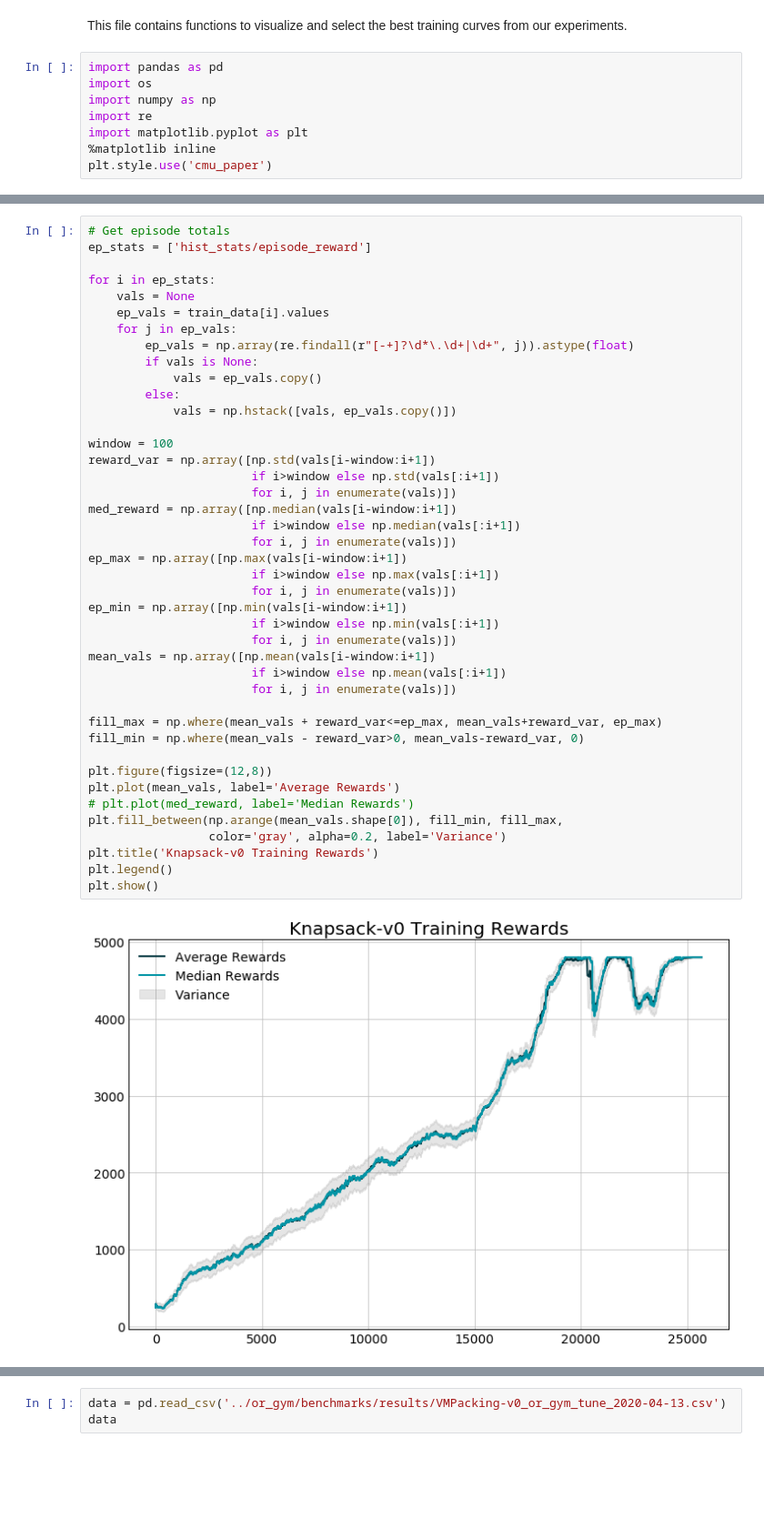
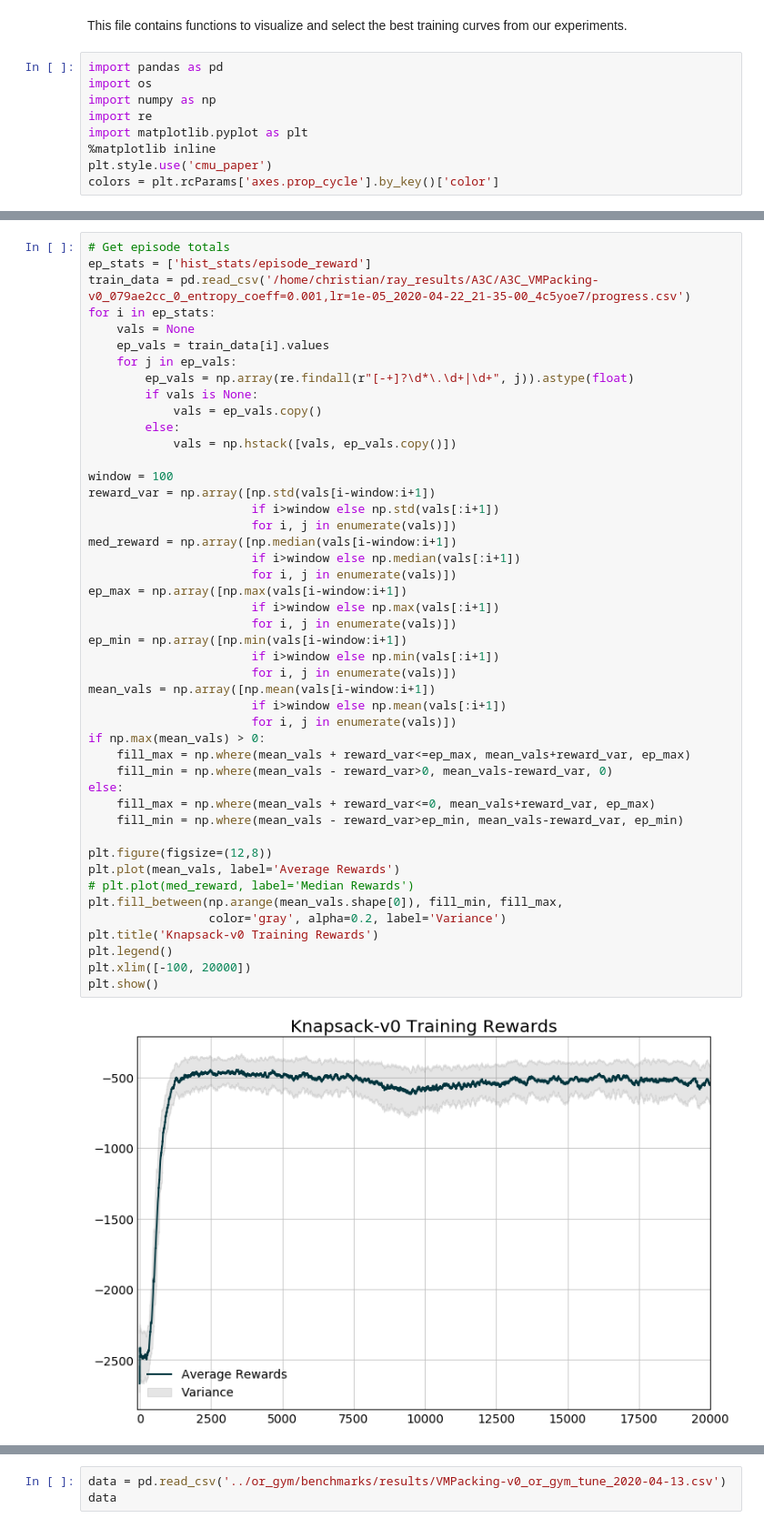
Before and after one commit to hubbs5/or-gym, a Jupyter notebook: notebooks/training_curves.ipynb, the cells around one changed output, grey strips where cells are left out. Shown at 91% size. Cells and saved outputs as stored; diff of their text form; blank space fills up the shorter version.

Commit message:
adding new images

```diff
--- a/notebooks/training_curves.ipynb
+++ b/notebooks/training_curves.ipynb
@@ -8,6 +8,7 @@ import re
 import matplotlib.pyplot as plt
 %matplotlib inline
 plt.style.use('cmu_paper')
+colors = plt.rcParams['axes.prop_cycle'].by_key()['color']
 # %%
 # Get data from results folders
 result_path = '../or_gym/benchmarks/results'
@@ -56,7 +57,7 @@ for env in envs:
 # %%
 # Get episode totals
 ep_stats = ['hist_stats/episode_reward']
-
+train_data = pd.read_csv('/home/christian/ray_results/A3C/A3C_VMPacking-v0_079ae2cc_0_entropy_coeff=0.001,lr=1e-05_2020-04-22_21-35-00_4c5yoe7/progress.csv')
 for i in ep_stats:
     vals = None
     ep_vals = train_data[i].values
@@ -66,34 +67,38 @@ for i in ep_stats:
             vals = ep_vals.copy()
         else:
             vals = np.hstack([vals, ep_vals.copy()])
 
 window = 100
 reward_var = np.array([np.std(vals[i-window:i+1])
                        if i>window else np.std(vals[:i+1])
                        for i, j in enumerate(vals)])
 med_reward = np.array([np.median(vals[i-window:i+1])
                        if i>window else np.median(vals[:i+1])
                        for i, j in enumerate(vals)])
 ep_max = np.array([np.max(vals[i-window:i+1])
                        if i>window else np.max(vals[:i+1])
                        for i, j in enumerate(vals)])
 ep_min = np.array([np.min(vals[i-window:i+1])
                        if i>window else np.min(vals[:i+1])
                        for i, j in enumerate(vals)])
 mean_vals = np.array([np.mean(vals[i-window:i+1])
                        if i>window else np.mean(vals[:i+1])
                        for i, j in enumerate(vals)])
-
-fill_max = np.where(mean_vals + reward_var<=ep_max, mean_vals+reward_var, ep_max)
-fill_min = np.where(mean_vals - reward_var>0, mean_vals-reward_var, 0)
+if np.max(mean_vals) > 0:
+    fill_max = np.where(mean_vals + reward_var<=ep_max, mean_vals+reward_var, ep_max)
+    fill_min = np.where(mean_vals - reward_var>0, mean_vals-reward_var, 0)
+else:
+    fill_max = np.where(mean_vals + reward_var<=0, mean_vals+reward_var, ep_max)
+    fill_min = np.where(mean_vals - reward_var>ep_min, mean_vals-reward_var, ep_min)
 
 plt.figure(figsize=(12,8))
 plt.plot(mean_vals, label='Average Rewards')
 # plt.plot(med_reward, label='Median Rewards')
 plt.fill_between(np.arange(mean_vals.shape[0]), fill_min, fill_max,
                  color='gray', alpha=0.2, label='Variance')
 plt.title('Knapsack-v0 Training Rewards')
 plt.legend()
+plt.xlim([-100, 20000])
 plt.show()
 # %% [output]
-[figure, old version]
+[figure, new version]
```
Also changed, not shown: parts of 5 cells of this notebook, 3 other files.
